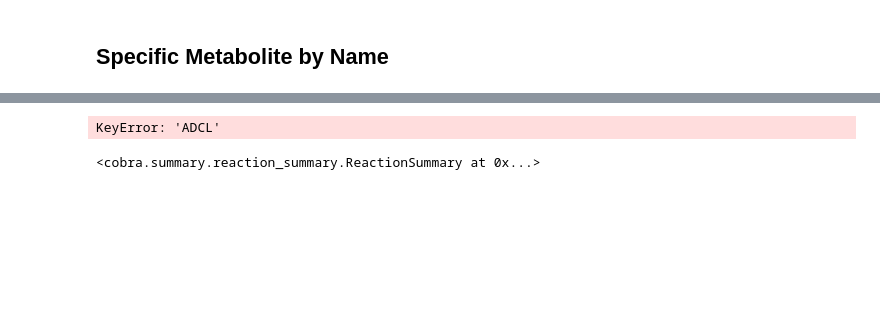
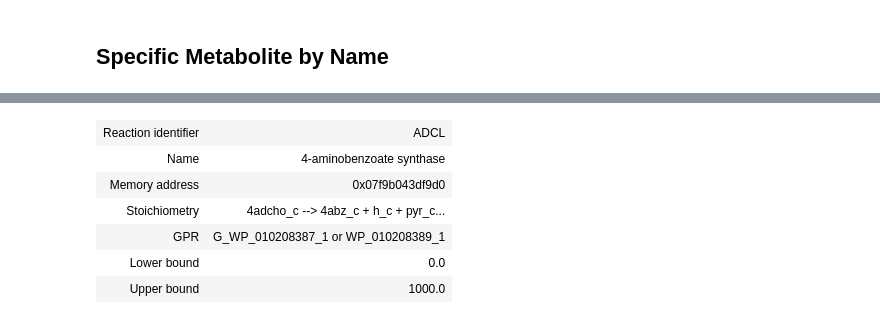
Before and after one commit to esameth/gapfill_db, a Jupyter notebook: tutorial/tutorial.ipynb, the cells around one changed output, grey strips where cells are left out. Drawn from its saved outputs; the diff is of its cells as text; code cells hidden in the pictures; blank space fills up the shorter version.

```diff
--- a/tutorial/tutorial.ipynb
+++ b/tutorial/tutorial.ipynb
@@ -353,5 +357,10 @@ Consuming Reactions
 # %%
-model.reactions.query('ADCL', attribute='id')[0].summary()
+model.reactions.query('ADCL', attribute='id')[0]
 # %% [output]
-KeyError: 'ADCL'
-<cobra.summary.reaction_summary.ReactionSummary at 0x...>
+| Reaction identifier | ADCL |
+| Name | 4-aminobenzoate synthase |
+| Memory address | 0x07f9b043df9d0 |
+| Stoichiometry | 4adcho_c --> 4abz_c + h_c + pyr_c... |
+| GPR | G_WP_010208387_1 or WP_010208389_1 |
+| Lower bound | 0.0 |
+| Upper bound | 1000.0 |
```
Also changed, not shown: parts of 22 cells of this notebook, 3 other files.
